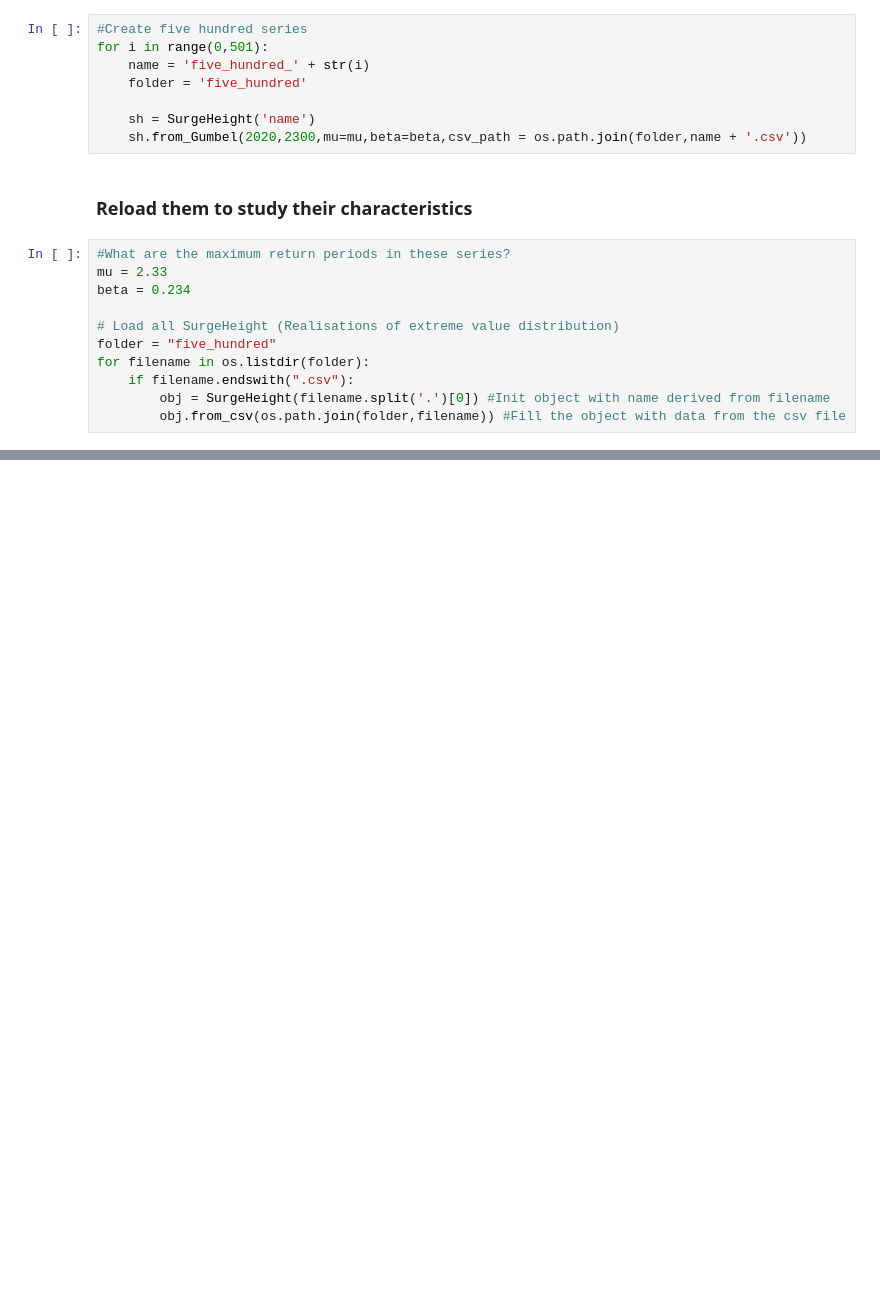
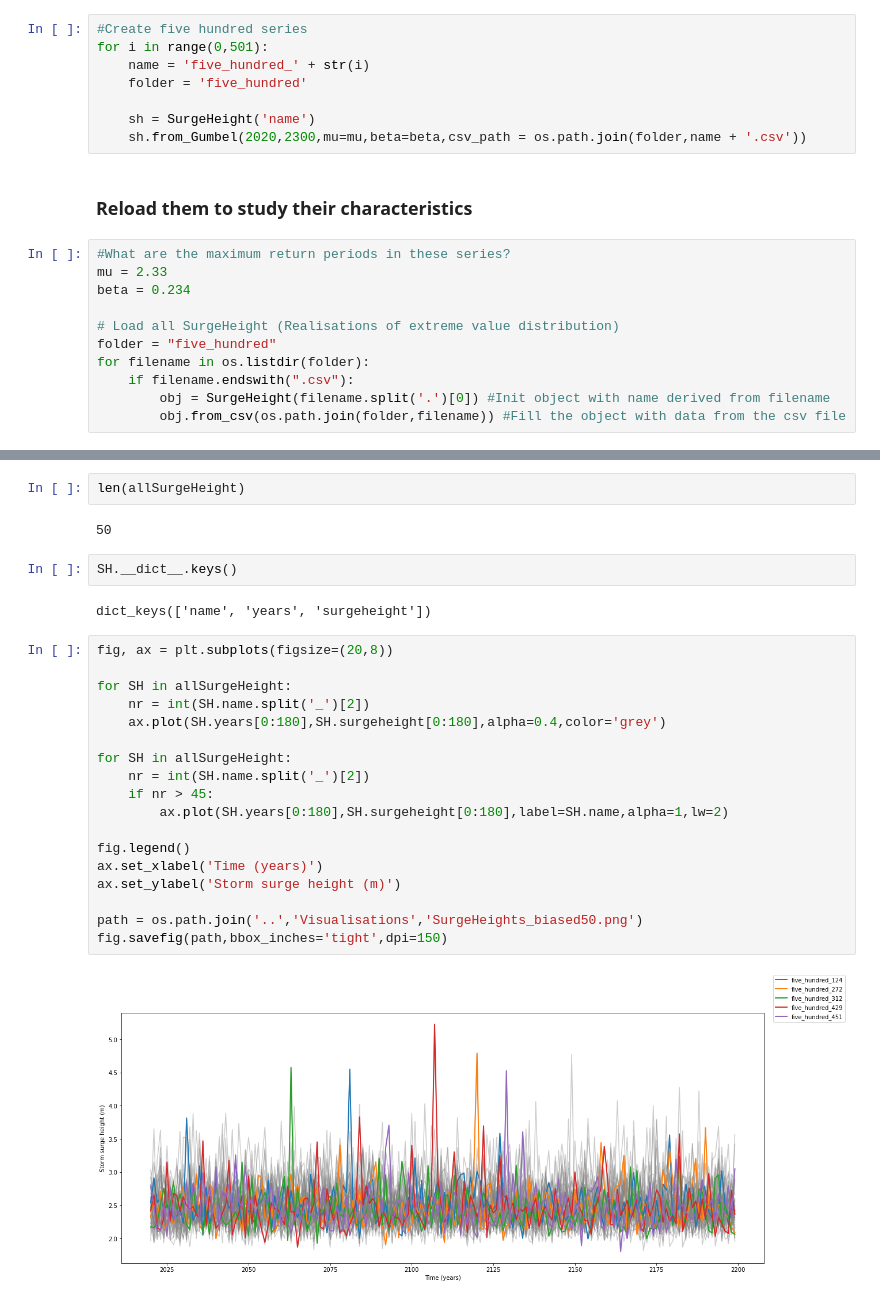
Before and after one commit to keesvanginkel/Urban-SETP, a Jupyter notebook: SurgeHeight/Generate_SurgeHeight.ipynb, the cells around one changed output, grey strips where cells are left out. Cells and saved outputs as stored; diff of their text form; blank space fills up the shorter version.

```diff
--- a/SurgeHeight/Generate_SurgeHeight.ipynb
+++ b/SurgeHeight/Generate_SurgeHeight.ipynb
@@ -189,0 +187,28 @@ five_hundred_99 320
+# %%
+len(allSurgeHeight)
+# %% [output]
+50
+# %%
+SH.__dict__.keys()
+# %% [output]
+dict_keys(['name', 'years', 'surgeheight'])
+# %%
+fig, ax = plt.subplots(figsize=(20,8))
+
+for SH in allSurgeHeight:
+    nr = int(SH.name.split('_')[2])
+    ax.plot(SH.years[0:180],SH.surgeheight[0:180],alpha=0.4,color='grey')
+
+for SH in allSurgeHeight:
+    nr = int(SH.name.split('_')[2])
+    if nr > 45:
+        ax.plot(SH.years[0:180],SH.surgeheight[0:180],label=SH.name,alpha=1,lw=2)
+
+fig.legend()
+ax.set_xlabel('Time (years)')
+ax.set_ylabel('Storm surge height (m)')
+
+path = os.path.join('..','Visualisations','SurgeHeights_biased50.png')
+fig.savefig(path,bbox_inches='tight',dpi=150)
+# %% [output]
+[figure, added]
```
Also changed, not shown: parts of 4 cells of this notebook, 21 other files.
